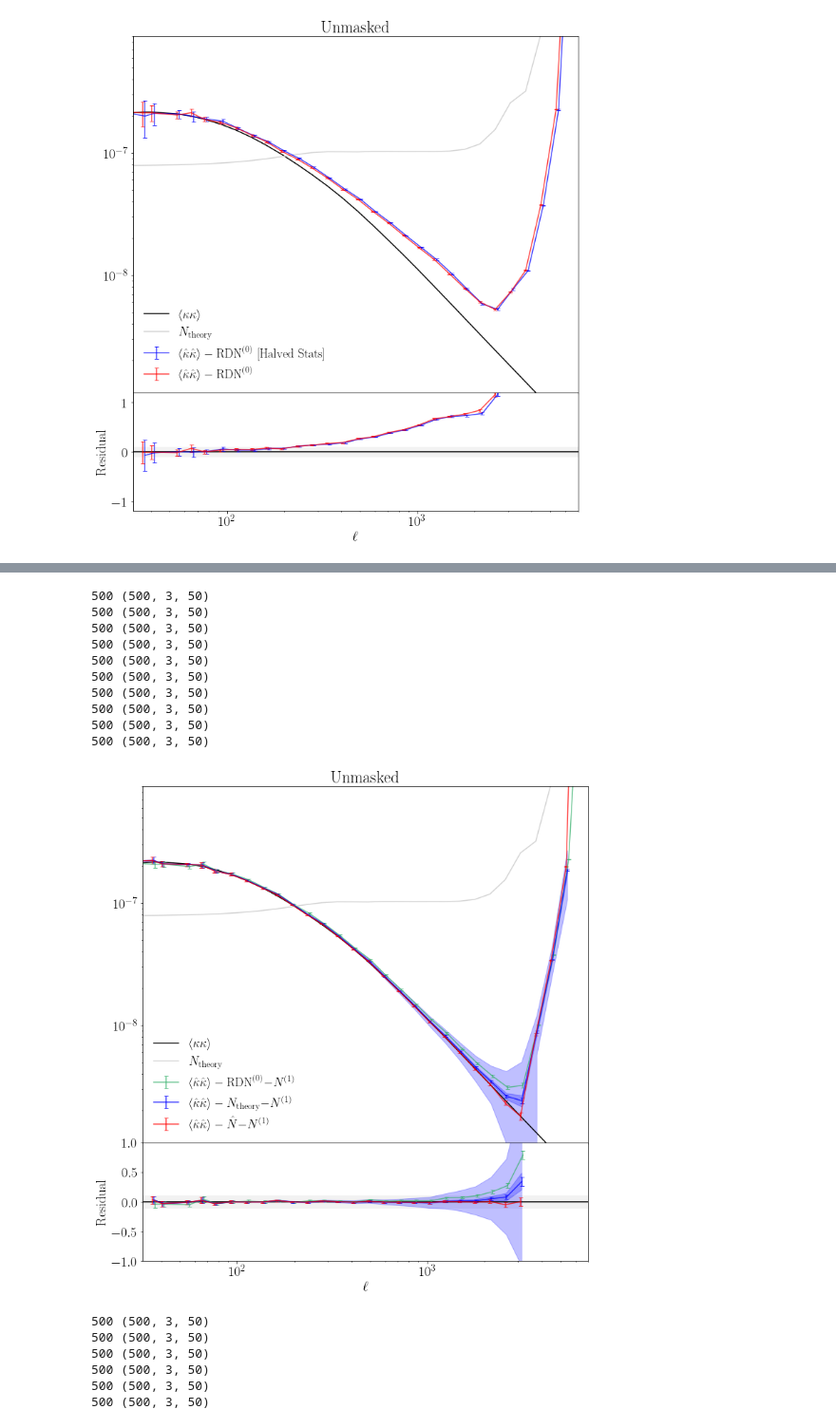
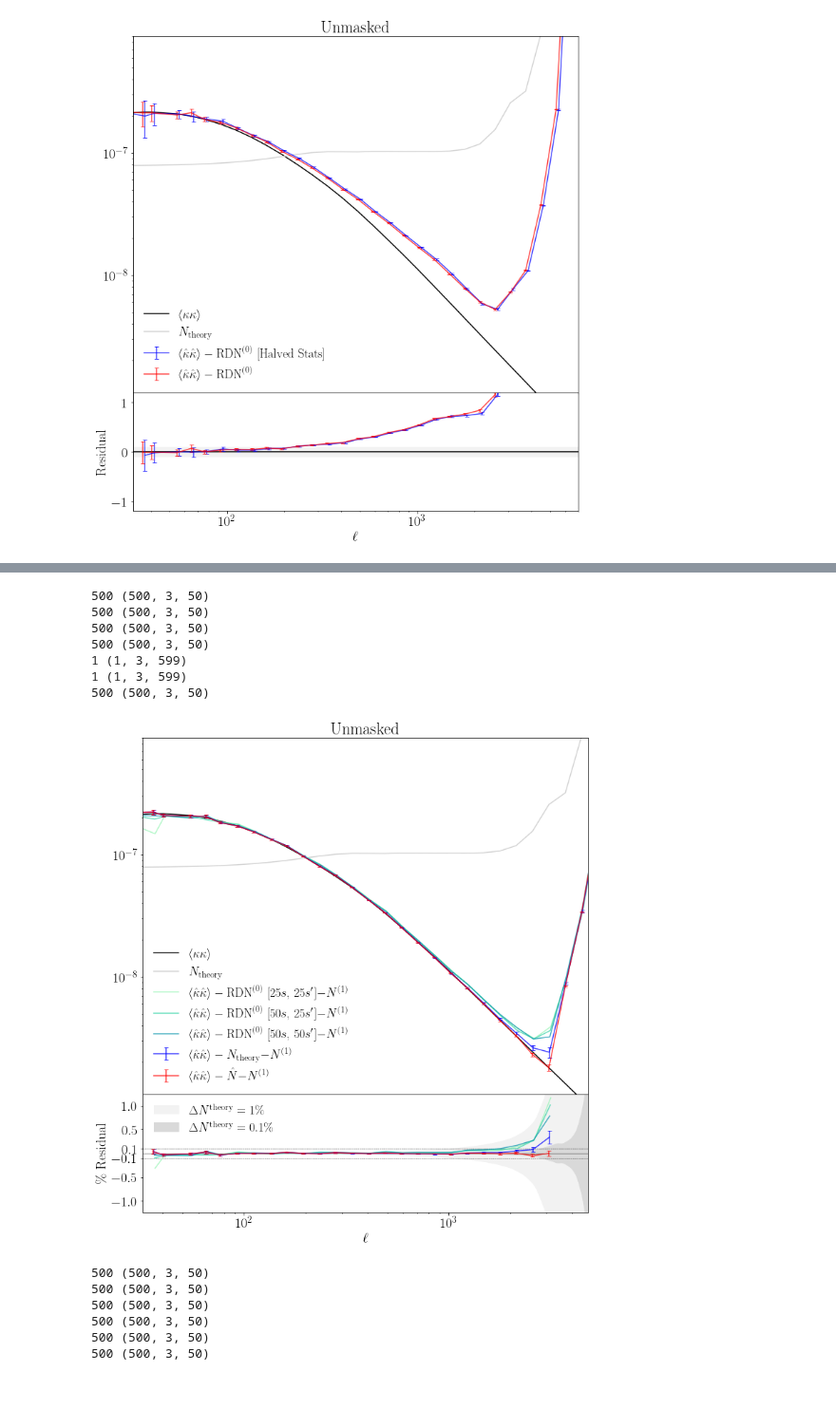
Before and after one commit to DelonShen/LensQuEst, a Jupyter notebook: dev/figs_unmasked_TgradT_weights.ipynb, the cells around one changed output, grey strips where cells are left out. Shown at 95% size. Cells and saved outputs as stored; diff of their text form; code cells hidden in the pictures; blank space fills up the shorter version.

Commit message:
tweaked figures presentation

```diff
--- a/dev/figs_unmasked_TgradT_weights.ipynb
+++ b/dev/figs_unmasked_TgradT_weights.ipynb
@@ -200,3 +200,6 @@ for key in data:
 -1-1_sqrtN (500, 800, 401)
 -2-2 (500, 800, 401)
 -2-2_sqrtN (500, 800, 401)
+# %%
+for key in ps_data:
+    print(key, np.shape(ps_data[key]))
@@ -206,7 +227,8 @@ def combine_Cl(Cls_tot):
     print(n_runs, np.shape(Cls_tot))
     lCen = Cls_tot[0][0]
     Cls = np.sum(np.transpose(Cls_tot, axes=[1,2,0])[1], axis=1)/n_runs
-    sCls = np.sqrt(np.sum(np.square(np.transpose(Cls_tot, axes=[1,2,0])[2]), axis=1))/n_runs
+#     sCls = np.sqrt(np.sum(np.square(np.transpose(Cls_tot, axes=[1,2,0])[2]), axis=1))/n_runs
+    sCls = np.std(np.transpose(Cls_tot, axes=[1,2,0])[1], axis=1)/np.sqrt(n_runs)
     return lCen, Cls, sCls
 
 def combine_sketchy(Cl0, Cli):
@@ -402,9 +428,9 @@ labels={
     'RDN(0)o2':r'${\rm RDN}^{(0)}$',
     'QEQE':r'$\left<\hat\kappa\hat\kappa\right>$',
     'QEQE-Nhat':r'$\left<\hat\kappa\hat\kappa\right>-\hat N$',
-    'QEQE-RDN(0)':r'$\left<\hat\kappa\hat\kappa\right>-{\rm RDN}^{(0)}$',
-    'QEQE-RDN(0) reduced':r'$\left<\hat\kappa\hat\kappa\right>-{\rm RDN}^{(0)}$ [Halved Stats]',
-    'QEQE-RDN(0) quart':r'$\left<\hat\kappa\hat\kappa\right>-{\rm RDN}^{(0)}$ [Quarter Stats]',
+    'QEQE-RDN(0)':r"$\left<\hat\kappa\hat\kappa\right>-{\rm RDN}^{(0)}$  [50$s$, 50$s'$]",
+    'QEQE-RDN(0) reduced':r"$\left<\hat\kappa\hat\kappa\right>-{\rm RDN}^{(0)}$ [50$s$, 25$s'$]",
+    'QEQE-RDN(0) quart':r"$\left<\hat\kappa\hat\kappa\right>-{\rm RDN}^{(0)}$ [25$s$, 25$s'$]",
     'Nhat':r'$\hat N$',
     'N1+':r'$N^{(1)}+\dots$',
     'KK+N1+': r'$\left<(\mathcal Q(T^0, T^1)+\mathcal Q(T^1, T^0))\kappa\right>+N^{(1)}+\dots$',
@@ -999,28 +1021,32 @@ graph_from_keys([
 # %%
 graph_from_keys([
 #     'QEQE-N0',
     'QEQE-Nhat',
     'QEQE-Ntheory',
     'QEQE-RDN(0)',
+    'QEQE-RDN(0) reduced',
+    'QEQE-RDN(0) quart',
 #     'RDN(0)o2'
 #     'QEQE-2Nhat+Ntheory',
-], offset=0.015,
+], offset=0.005,
     pN1=True,
-    glbl_error='QEQE-Ntheory',
+    colors={'QEQE-Nhat':'red',
+            'QEQE-Ntheory':'blue',
+            'QEQE-RDN(0) quart':'#98f5b6',
+            'QEQE-RDN(0) reduced':'#33d3a7',
+            'QEQE-RDN(0)': '#0995ad'},
+    err_ylim=[-1.25,1.25],
 pmNtheoryBand=True)
 plt.savefig('figures/mNhat_vs_mNtheory_TgradT_weights_pN1.pdf', bbox_inches='tight')
 # %% [output]
 500 (500, 3, 50)
 500 (500, 3, 50)
 500 (500, 3, 50)
 500 (500, 3, 50)
+1 (1, 3, 599)
+1 (1, 3, 599)
 500 (500, 3, 50)
-500 (500, 3, 50)
-500 (500, 3, 50)
-500 (500, 3, 50)
-500 (500, 3, 50)
-500 (500, 3, 50)
-[figure, old version]
+[figure, new version]
 # %%
 graph_from_keys([
 #     'QEQE-N0',
```
Also changed, not shown: parts of 14 cells of this notebook, 6 other files.
